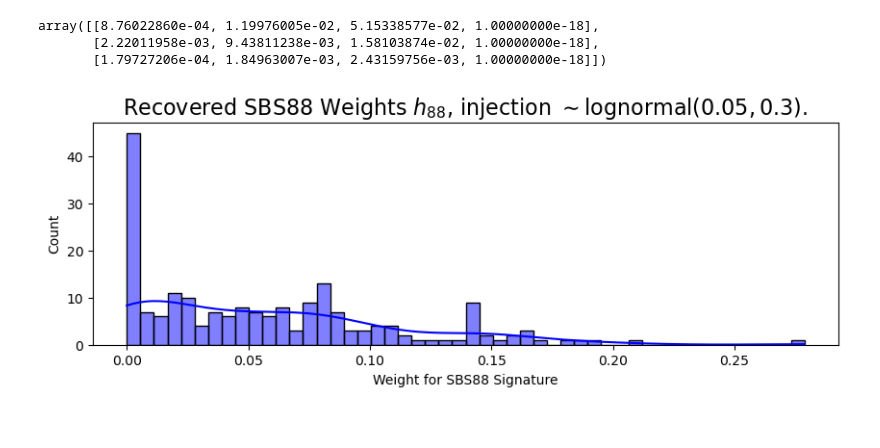
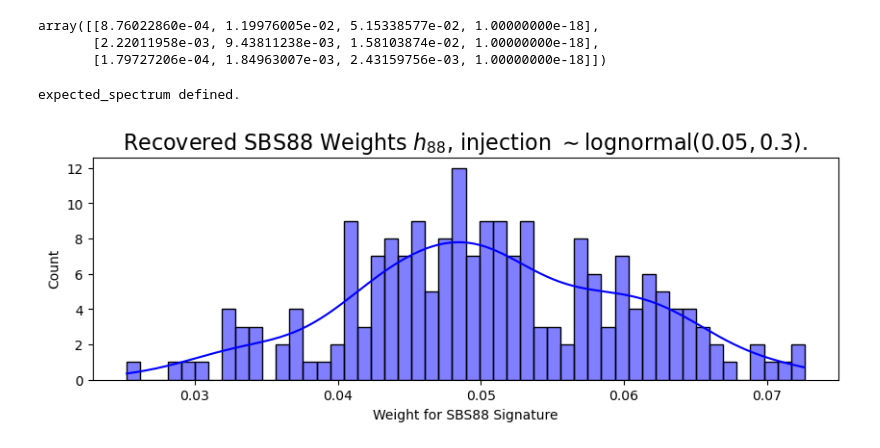
Before and after one commit to fredwdickinson/rscam-g6, a Jupyter notebook: Notebooks/compare_dists.ipynb, the cells around one changed output. Drawn from its saved outputs; the diff is of its cells as text; code cells hidden in the pictures.

```diff
--- a/Notebooks/compare_dists.ipynb
+++ b/Notebooks/compare_dists.ipynb
@@ -144,7 +144,9 @@ array([[8.76022860e-04, 1.19976005e-02, 5.15338577e-02, 1.00000000e-18],
        [2.22011958e-03, 9.43811238e-03, 1.58103874e-02, 1.00000000e-18],
        [1.79727206e-04, 1.84963007e-03, 2.43159756e-03, 1.00000000e-18]])
 # %%
-# ====================  Adele's funcs
+n_muts_median = 2000
+# Is this too high?
+
 
 def sample_mutational_signature(df, distrib, a=1, k=10**6):
     '''
@@ -154,10 +156,9 @@ def sample_mutational_signature(df, distrib, a=1, k=10**6):
         a: Weight of the target distribution (1-a will be the weight of the Normal-colon distribution)
         k: Number of samples
     '''
-
     final_distrib = a*df[distrib] + (1-a)*df["Normal"]
-    samples = random.choices(range(len(df)), final_distrib, k=k)
-    counts_scaled = np.bincount(samples, minlength=len(df))/len(samples)
+    samples = random.choices(range(96), final_distrib, k=k)
+    counts_scaled = np.bincount(samples, minlength=96)/len(samples)
     return counts_scaled
 
 def simulate_lognormal(df, distrib, mean_a, n_trials=200, n_mutations=5000):
@@ -171,38 +172,86 @@ def simulate_lognormal(df, distrib, mean_a, n_trials=200, n_mutations=5000):
     results = []
     for _ in range(n_trials):
         a = np.random.lognormal(mu, sigma)
-        a = np.clip(a, 0, 1) # For safety but really will never happen with these params?
+        a = np.clip(a, 0, 1)
         spectrum = sample_mutational_signature(df, distrib, a, k=n_mutations)
         results.append(spectrum)
-
     return np.array(results)
 
-# ====================
+def simulate_gaussian(df, distrib, mean_a, n_trials=200, n_mutations=5000):
+    '''
+    mean_a: target proportion of SSBS
+    std fixed at 0.1 of mean (same as paper)
+    '''
+    results=[]
+    for __ in range(n_trials):
+        a=np.random.normal(loc=mean_a, scale=0.1*mean_a)
+        a=np.clip(a,0,1)
+        spectrum=sample_mutational_signature(df, distrib, a, k=n_mutations)
+        results.append(spectrum)
+    return np.array(results) # shape (n_trials,96)
+
+def expected_spectrum(dist_name, mean_a, df, distrib='SBS88',
+                      n_samples=200, n_mutations=None):
+    '''
+    Simulate n_samples spectra from the given distribution at mean_a,then return their average as the expected spectrum E[P(alpha)].
+
+    This is what the model predicts the average tumour spectrum looks like if the population-level colibactin exposure has mean = mean_a and
+    follows distribution dist_name.
+
+    Args:
+        dist_name : 'Gaussian', 'Beta', or 'LogNormal'
+        mean_a: candidate mean alpha (colibactin fraction) in [0, 1]
+        df: final_df
+        distrib: target signature column
+        n_samples: number of spectra to average over (more = smoother loss)
+        n_mutations : mutations per spectrum (defaults to TCGA median)
+
+    Returns a 96-element array.
+    '''
+    if n_mutations is None:
+        n_mutations = n_muts_median
+
+    sim_fns = {
+        'Gaussian':simulate_gaussian,
+        #'Beta': simulate_beta,
+        #'LogNormal': simulate_lognormal,
+    }
+
+    if dist_name not in sim_fns:
+        raise ValueError(f"dist_name must be one of {list(sim_fns.keys())}")
+
+    spectra = sim_fns[dist_name](df, distrib, mean_a,
+                                 n_trials=n_samples, n_mutations=n_mutations)
+    return spectra.mean(axis=0)  # average across all simulated tumours
+
+print('expected_spectrum defined.')
+# %% [output]
+expected_spectrum defined.
 # %%
 n_trials = 200
-n_mutations = 100 # Is this too many?
 # Generate 200 synthetic mutational signatures for mean injection level of 5%.
-logn_results  = simulate_lognormal(clean_sig_df, "SBS88", mean_a = 0.05,
-                                    n_trials = n_trials, n_mutations = n_mutations)
+# NOTE This used to be lognormal, hence the name.
+logn_results  = simulate_gaussian(clean_sig_df, "SBS88", mean_a = 0.05,
+                                    n_trials = n_trials)
 
 # Will store all of the recovered weight info here
 # 200 x 4, i.e. 200 trials for the four SBS1, 5, 18, 88.
 hs = np.zeros((n_trials, n))
 
 for j in range(n_trials):
     # https://docs.scipy.org/doc/scipy/reference/generated/scipy.optimize.nnls.html
     h = nnls(W, logn_results[j])[0] # Also returns the 2-norm of residual.
     hs[j] = h
 
 # Rough plot to see what the weights for SBS88 are,
 sbs88_weights = hs[:, 3]
 fig, ax = plt.subplots(figsize = (10, 3))
 sns.histplot(sbs88_weights, bins = 50, kde = True, color = 'blue', alpha = 0.5, ax = ax)
 ax.set_xlabel("Weight for SBS88 Signature")
 ax.set_title("Recovered SBS88 Weights $h_{88}$, injection $\sim \mathrm{lognormal}(0.05, 0.3)$.", fontsize = 16)
 plt.show()
 # %% [output]
-[figure, old version]
+[figure, new version]
 # %%
 mean_a = 0.05
 sigma = 0.3
```
Also changed, not shown: parts of 15 cells of this notebook, 1 other file.
